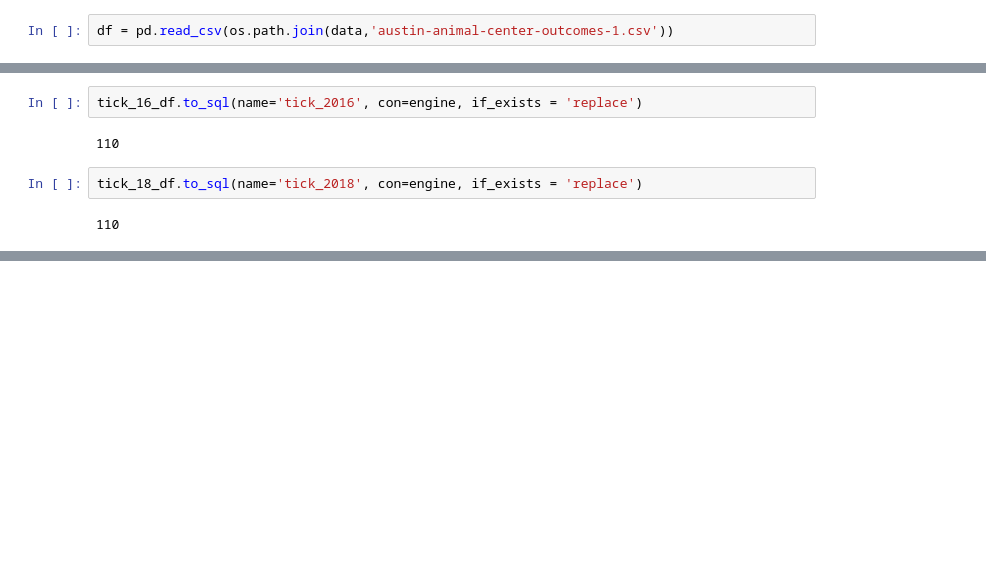
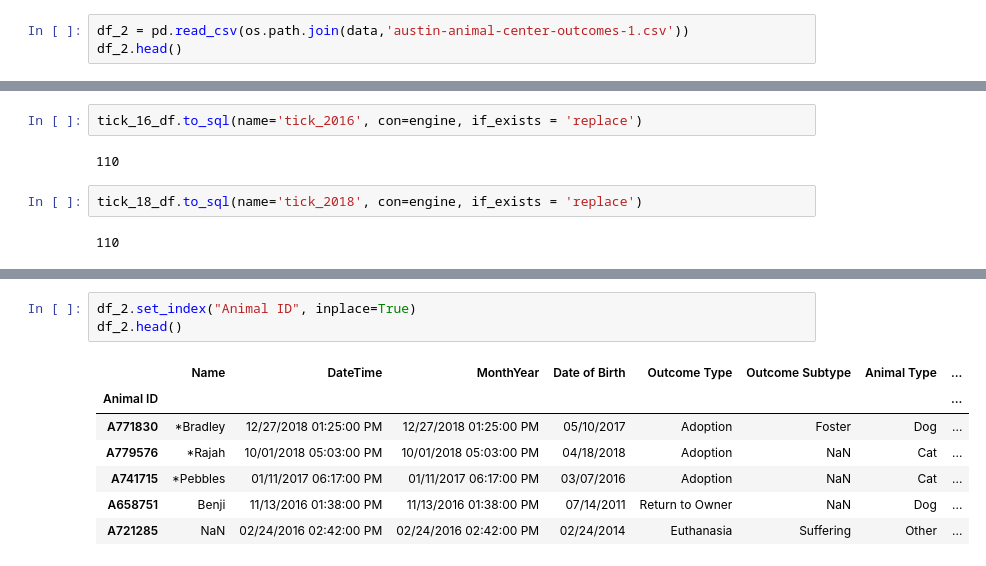
Before and after one commit to jobloom79/UNC_Analytics_Bootcamp_Capstone_2022, a Jupyter notebook: FirstStepPandas.ipynb, the cells around one changed output, grey strips where cells are left out. Drawn from its saved outputs; the diff is of its cells as text; blank space fills up the shorter version.

```diff
--- a/FirstStepPandas.ipynb
+++ b/FirstStepPandas.ipynb
@@ -25,4 +26,5 @@ df.head()
 | 3 | A800463 | Delilah | 08/31/2019 07:00:00 PM | 08/31/2019 07:00:00 PM | 102 W Powell Lane in Austin (TX) | Stray | Normal | Dog | ... |
 | 4 | A803416 | NaN | 08/31/2019 06:36:00 PM | 08/31/2019 06:36:00 PM | 610 Thrasher Lane in Austin (TX) | Stray | Normal | Dog | ... |
 # %%
-df = pd.read_csv(os.path.join(data,'austin-animal-center-outcomes-1.csv'))
+df_2 = pd.read_csv(os.path.join(data,'austin-animal-center-outcomes-1.csv'))
+df_2.head()
@@ -143,0 +176,11 @@ tick_18_df.to_sql(name='tick_2018', con=engine, if_exists = 'replace')
+# %%
+df_2.set_index("Animal ID", inplace=True)
+df_2.head()
+# %% [output]
+|  | Name | DateTime | MonthYear | Date of Birth | Outcome Type | Outcome Subtype | Animal Type | ... |
+| Animal ID |  |  |  |  |  |  |  | ... |
+| A771830 | *Bradley | 12/27/2018 01:25:00 PM | 12/27/2018 01:25:00 PM | 05/10/2017 | Adoption | Foster | Dog | ... |
+| A779576 | *Rajah | 10/01/2018 05:03:00 PM | 10/01/2018 05:03:00 PM | 04/18/2018 | Adoption | NaN | Cat | ... |
+| A741715 | *Pebbles | 01/11/2017 06:17:00 PM | 01/11/2017 06:17:00 PM | 03/07/2016 | Adoption | NaN | Cat | ... |
+| A658751 | Benji | 11/13/2016 01:38:00 PM | 11/13/2016 01:38:00 PM | 07/14/2011 | Return to Owner | NaN | Dog | ... |
+| A721285 | NaN | 02/24/2016 02:42:00 PM | 02/24/2016 02:42:00 PM | 02/24/2014 | Euthanasia | Suffering | Other | ... |
```
Also changed, not shown: parts of 6 cells of this notebook, 2 other files.
